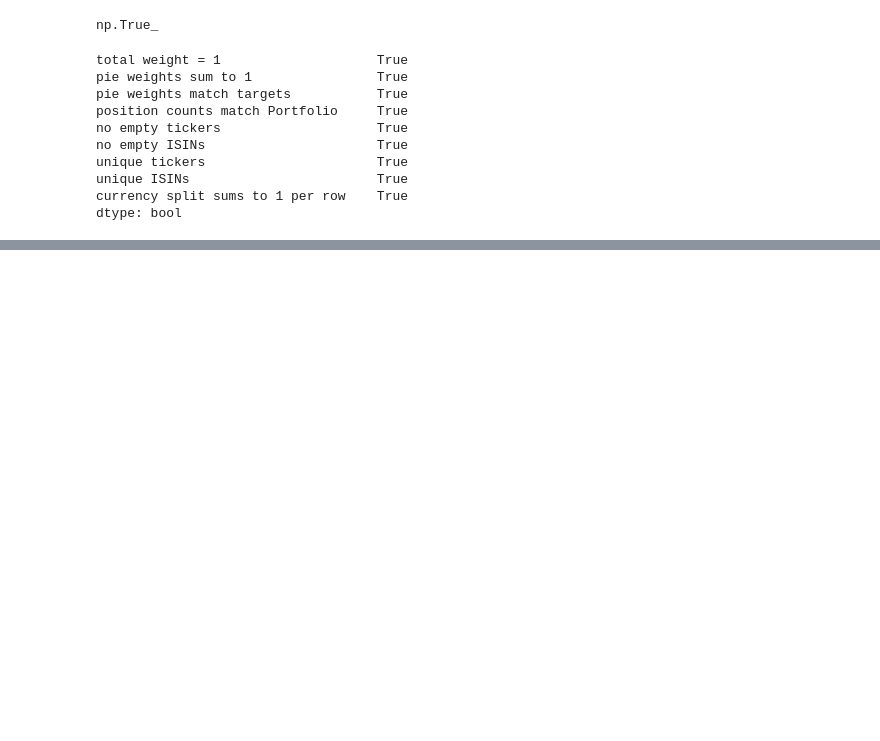
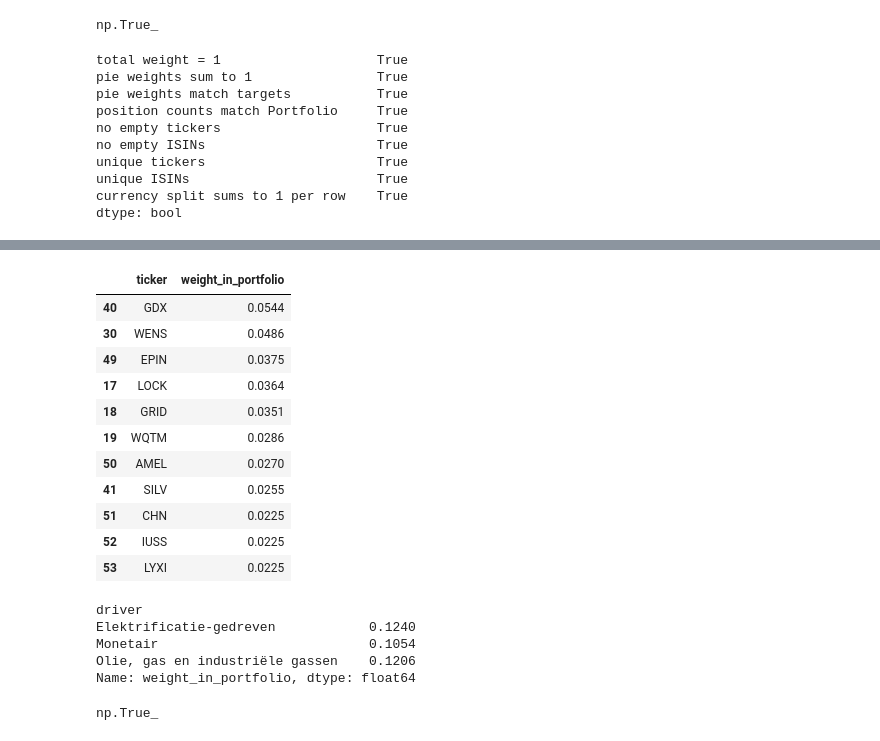
Before and after one commit to caswvandersteen/Investment-Portfolio-Analysis, a Jupyter notebook: notebooks/01_load_holdings.ipynb, the cells around one changed output, grey strips where cells are left out. Drawn from its saved outputs; the diff is of its cells as text; code cells hidden in the pictures; blank space fills up the shorter version.

```diff
--- a/notebooks/01_load_holdings.ipynb
+++ b/notebooks/01_load_holdings.ipynb
@@ -439,3 +439,11 @@ currency split sums to 1 per row    True
 dtype: bool
 # %%
 assert validation.all(), validation[~validation]
+# %%
+all_holdings = all_holdings.merge(
+    targets[["pie", "block"]],
+    on="pie",
+    how="left",
+    validate="many_to_one",
+)
+all_holdings.shape
@@ -441,0 +559,49 @@ assert validation.all(), validation[~validation]
+# %%
+all_holdings.nlargest(10, "weight_in_portfolio", keep="all")[["ticker", "weight_in_portfolio"]]
+# %% [output]
+|  | ticker | weight_in_portfolio |
+| 40 | GDX | 0.0544 |
+| 30 | WENS | 0.0486 |
+| 49 | EPIN | 0.0375 |
+| 17 | LOCK | 0.0364 |
+| 18 | GRID | 0.0351 |
+| 19 | WQTM | 0.0286 |
+| 50 | AMEL | 0.0270 |
+| 41 | SILV | 0.0255 |
+| 51 | CHN | 0.0225 |
+| 52 | IUSS | 0.0225 |
+| 53 | LYXI | 0.0225 |
+# %%
+DRIVER_MAP = {
+    "Elektrificatie & kernenergie": "Elektrificatie-gedreven",
+    "Uranium": "Elektrificatie-gedreven",
+    "Koper & basismetalen": "Elektrificatie-gedreven",
+    "Strategische metalen": "Elektrificatie-gedreven",
+    "Olie & gas": "Olie, gas en industriële gassen",
+    "Midstream & LNG": "Olie, gas en industriële gassen",
+    "Industriële gassen": "Olie, gas en industriële gassen",
+    "Goud": "Monetair",
+    "Zilver": "Monetair",
+    "Royalty & streaming": "Monetair",
+}
+
+energy_mining = all_holdings[all_holdings["pie"].isin(["Energie", "Mijnbouw"])].copy()
+energy_mining["driver"] = energy_mining["category"].map(DRIVER_MAP)
+assert energy_mining["driver"].notna().all(), "Unmapped category in Energie/Mijnbouw"
+
+drivers = energy_mining.groupby("driver")["weight_in_portfolio"].sum()
+drivers
+# %% [output]
+driver
+Elektrificatie-gedreven            0.1240
+Monetair                           0.1054
+Olie, gas en industriële gassen    0.1206
+Name: weight_in_portfolio, dtype: float64
+# %%
+excel_drivers = read_table(DATA_PATH, "Blootstellingsmatrix", "Drijfveer")
+excel_drivers = excel_drivers[excel_drivers["Drijfveer"] != "Totaal"]
+excel_drivers = pd.to_numeric(excel_drivers.set_index("Drijfveer")["% portefeuille"])
+
+((drivers - excel_drivers).abs() < TOLERANCE).all()
+# %% [output]
+np.True_
```
Also changed, not shown: parts of 7 cells of this notebook, 1 other file.
